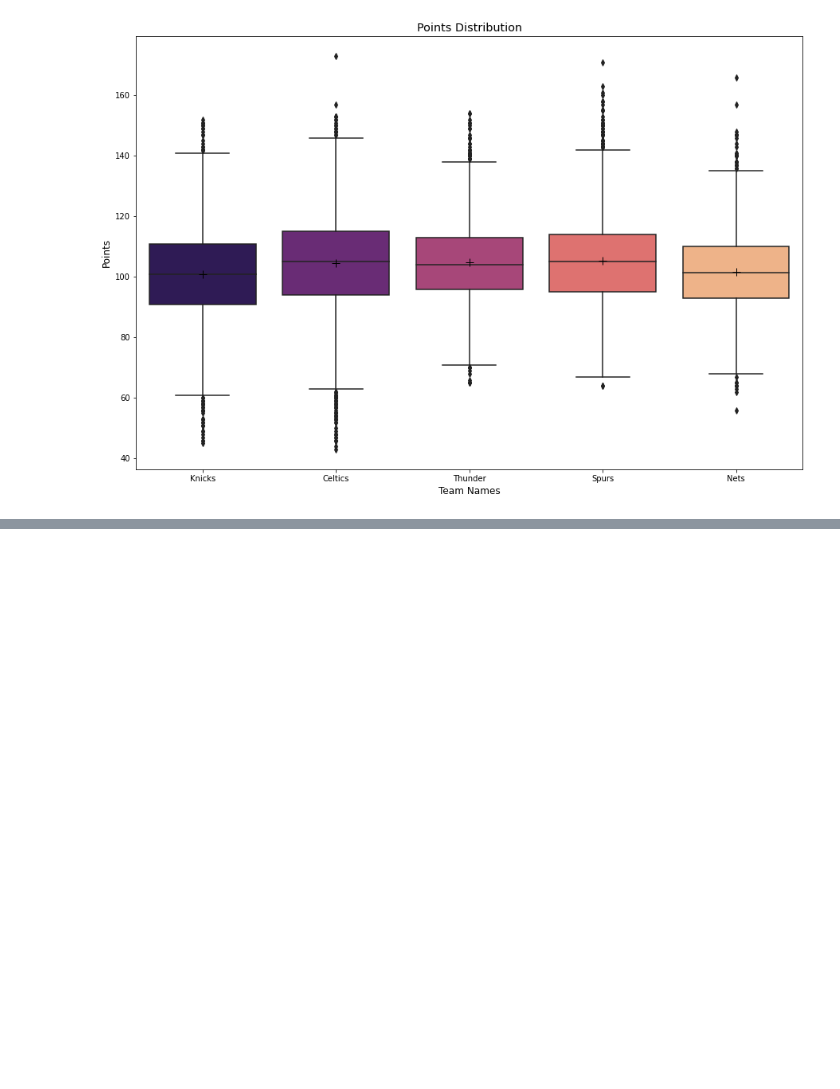
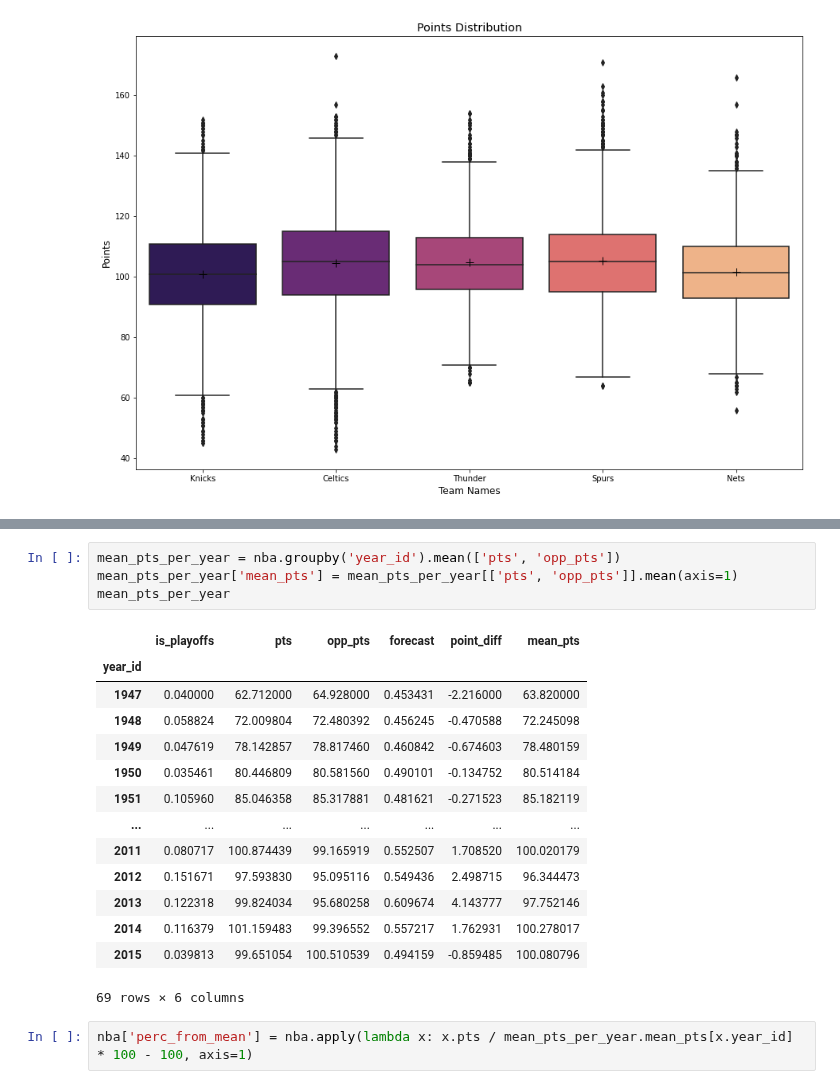
Before and after one commit to jadidaniel/jupyter-notebooks, a Jupyter notebook: associations_nba/nba_trends.ipynb, the cells around one changed output, grey strips where cells are left out. Saved outputs shown, nothing was run; the diff lists cells and outputs as text; blank space fills up the shorter version.

```diff
--- a/associations_nba/nba_trends.ipynb
+++ b/associations_nba/nba_trends.ipynb
@@ -304,0 +322,21 @@ Result:
+# %%
+mean_pts_per_year = nba.groupby('year_id').mean(['pts', 'opp_pts'])
+mean_pts_per_year['mean_pts'] = mean_pts_per_year[['pts', 'opp_pts']].mean(axis=1)
+mean_pts_per_year
+# %% [output]
+|  | is_playoffs | pts | opp_pts | forecast | point_diff | mean_pts |
+| year_id |  |  |  |  |  |  |
+| 1947 | 0.040000 | 62.712000 | 64.928000 | 0.453431 | -2.216000 | 63.820000 |
+| 1948 | 0.058824 | 72.009804 | 72.480392 | 0.456245 | -0.470588 | 72.245098 |
+| 1949 | 0.047619 | 78.142857 | 78.817460 | 0.460842 | -0.674603 | 78.480159 |
+| 1950 | 0.035461 | 80.446809 | 80.581560 | 0.490101 | -0.134752 | 80.514184 |
+| 1951 | 0.105960 | 85.046358 | 85.317881 | 0.481621 | -0.271523 | 85.182119 |
+| ... | ... | ... | ... | ... | ... | ... |
+| 2011 | 0.080717 | 100.874439 | 99.165919 | 0.552507 | 1.708520 | 100.020179 |
+| 2012 | 0.151671 | 97.593830 | 95.095116 | 0.549436 | 2.498715 | 96.344473 |
+| 2013 | 0.122318 | 99.824034 | 95.680258 | 0.609674 | 4.143777 | 97.752146 |
+| 2014 | 0.116379 | 101.159483 | 99.396552 | 0.557217 | 1.762931 | 100.278017 |
+| 2015 | 0.039813 | 99.651054 | 100.510539 | 0.494159 | -0.859485 | 100.080796 |
+69 rows × 6 columns
+# %%
+nba['perc_from_mean'] = nba.apply(lambda x: x.pts / mean_pts_per_year.mean_pts[x.year_id] * 100 - 100, axis=1)
```
Also changed, not shown: parts of 7 cells of this notebook.
